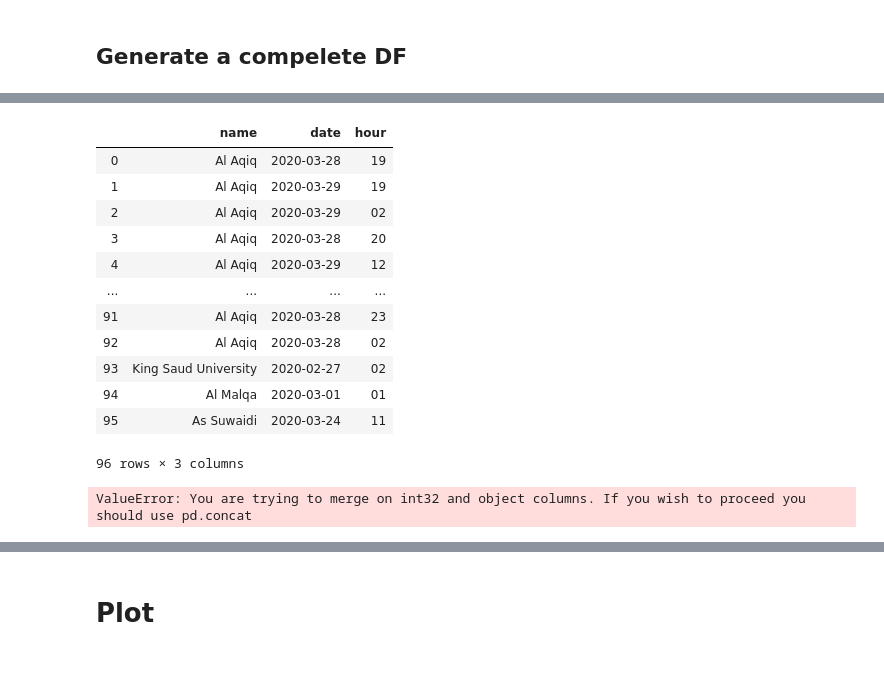
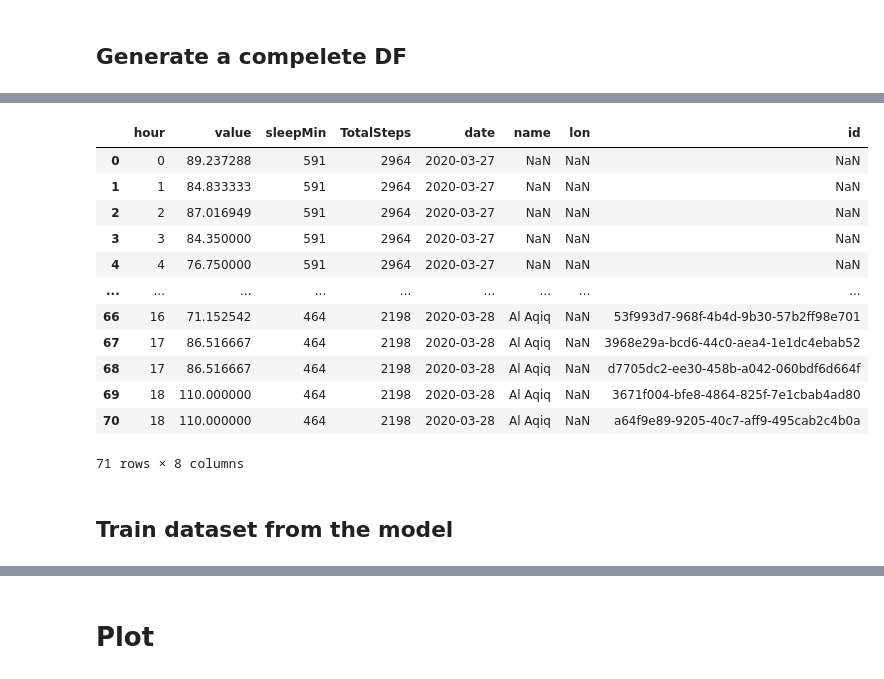
Before and after one commit to RaghadAlshalaan/SereneReport, a Jupyter notebook: firestore generate report.ipynb, the cells around one changed output, grey strips where cells are left out. Cells and saved outputs as stored; diff of their text form; code cells hidden in the pictures.

```diff
--- a/firestore generate report.ipynb
+++ b/firestore generate report.ipynb
@@ -143,27 +161,8 @@ loc_df.tail(5)
-# %%
-loc_df['hour'] = loc_df['hour'].apply(lambda time: time.strftime('%H'))
-# %%
-loc_df
-# %% [output]
-|  | name | date | hour |
-| 0 | Al Aqiq | 2020-03-28 | 19 |
-| 1 | Al Aqiq | 2020-03-29 | 19 |
-| 2 | Al Aqiq | 2020-03-29 | 02 |
-| 3 | Al Aqiq | 2020-03-28 | 20 |
-| 4 | Al Aqiq | 2020-03-29 | 12 |
-| ... | ... | ... | ... |
-| 91 | Al Aqiq | 2020-03-28 | 23 |
-| 92 | Al Aqiq | 2020-03-28 | 02 |
-| 93 | King Saud University | 2020-02-27 | 02 |
-| 94 | Al Malqa | 2020-03-01 | 01 |
-| 95 | As Suwaidi | 2020-03-24 | 11 |
-96 rows × 3 columns
 # %%
 #merge dataframe
 
- #dfinal = pd.merge(left=df,
-                  # right = loc_df,
-                  # left_on=['hour','date'],
-                   #right_on=['hour','date'])
+dfinal = pd.merge(left=df,
+                  right = loc_df,
+                  how = 'left',
+                  left_on=['hour','date'],
+                  right_on=['hour','date']).ffill()
-# %% [output]
-ValueError: You are trying to merge on int32 and object columns. If you wish to proceed you should use pd.concat
@@ -173,0 +169,18 @@ ValueError: You are trying to merge on int32 and object columns. If you wish to
+# %%
+dfinal
+# %% [output]
+|  | hour | value | sleepMin | TotalSteps | date | name | lon | id |
+| 0 | 0 | 89.237288 | 591 | 2964 | 2020-03-27 | NaN | NaN | NaN |
+| 1 | 1 | 84.833333 | 591 | 2964 | 2020-03-27 | NaN | NaN | NaN |
+| 2 | 2 | 87.016949 | 591 | 2964 | 2020-03-27 | NaN | NaN | NaN |
+| 3 | 3 | 84.350000 | 591 | 2964 | 2020-03-27 | NaN | NaN | NaN |
+| 4 | 4 | 76.750000 | 591 | 2964 | 2020-03-27 | NaN | NaN | NaN |
+| ... | ... | ... | ... | ... | ... | ... | ... | ... |
+| 66 | 16 | 71.152542 | 464 | 2198 | 2020-03-28 | Al Aqiq | NaN | 53f993d7-968f-4b4d-9b30-57b2ff98e701 |
+| 67 | 17 | 86.516667 | 464 | 2198 | 2020-03-28 | Al Aqiq | NaN | 3968e29a-bcd6-44c0-aea4-1e1dc4ebab52 |
+| 68 | 17 | 86.516667 | 464 | 2198 | 2020-03-28 | Al Aqiq | NaN | d7705dc2-ee30-458b-a042-060bdf6d664f |
+| 69 | 18 | 110.000000 | 464 | 2198 | 2020-03-28 | Al Aqiq | NaN | 3671f004-bfe8-4864-825f-7e1cbab4ad80 |
+| 70 | 18 | 110.000000 | 464 | 2198 | 2020-03-28 | Al Aqiq | NaN | a64f9e89-9205-40c7-aff9-495cab2c4b0a |
+71 rows × 8 columns
+# %% [markdown]
+## Train dataset from the model
```
Also changed, not shown: parts of 24 cells of this notebook, 1 other file.
